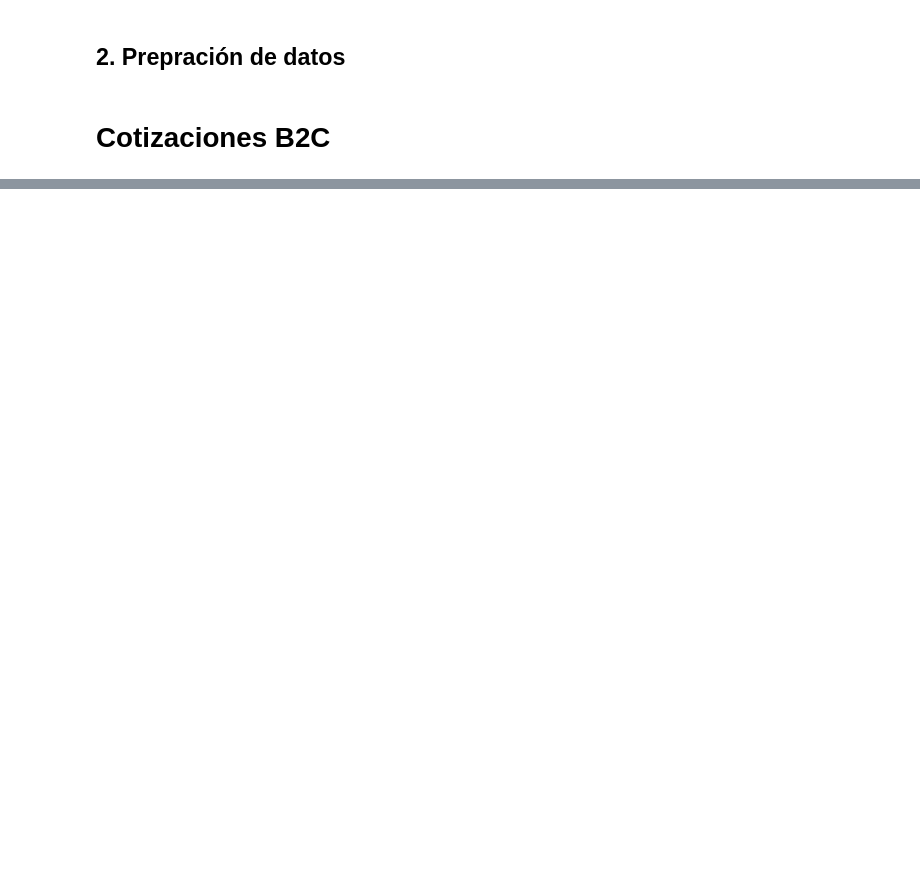
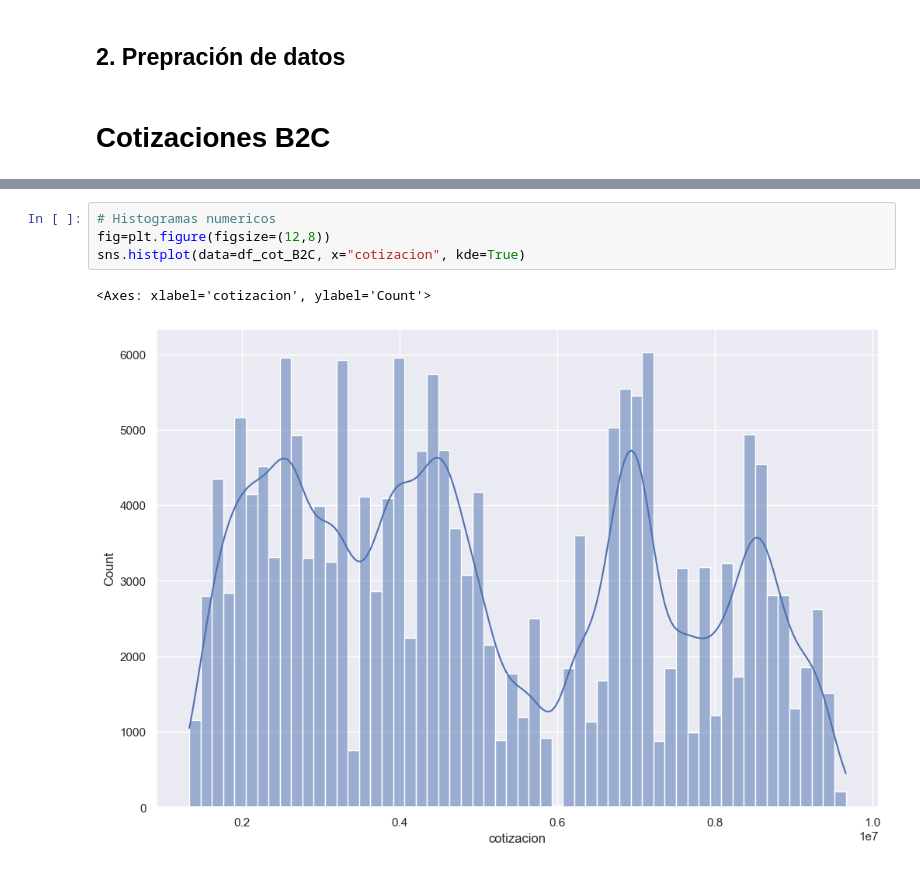
Before and after one commit to VVDataInsights/Reto_Corona, a Jupyter notebook: modeloB2C.ipynb, the cells around one changed output, grey strips where cells are left out. Cells and saved outputs as stored; diff of their text form; blank space fills up the shorter version.

```diff
--- a/modeloB2C.ipynb
+++ b/modeloB2C.ipynb
@@ -263,0 +528,7 @@ plt.title("Correlación entre variables numéricas", fontsize=16, fontweight='bo
+# %%
+# Histogramas numericos
+fig=plt.figure(figsize=(12,8))
+sns.histplot(data=df_cot_B2C, x="cotizacion", kde=True)
+# %% [output]
+<Axes: xlabel='cotizacion', ylabel='Count'>
+[figure, added]
```
Also changed, not shown: parts of 54 cells of this notebook.
